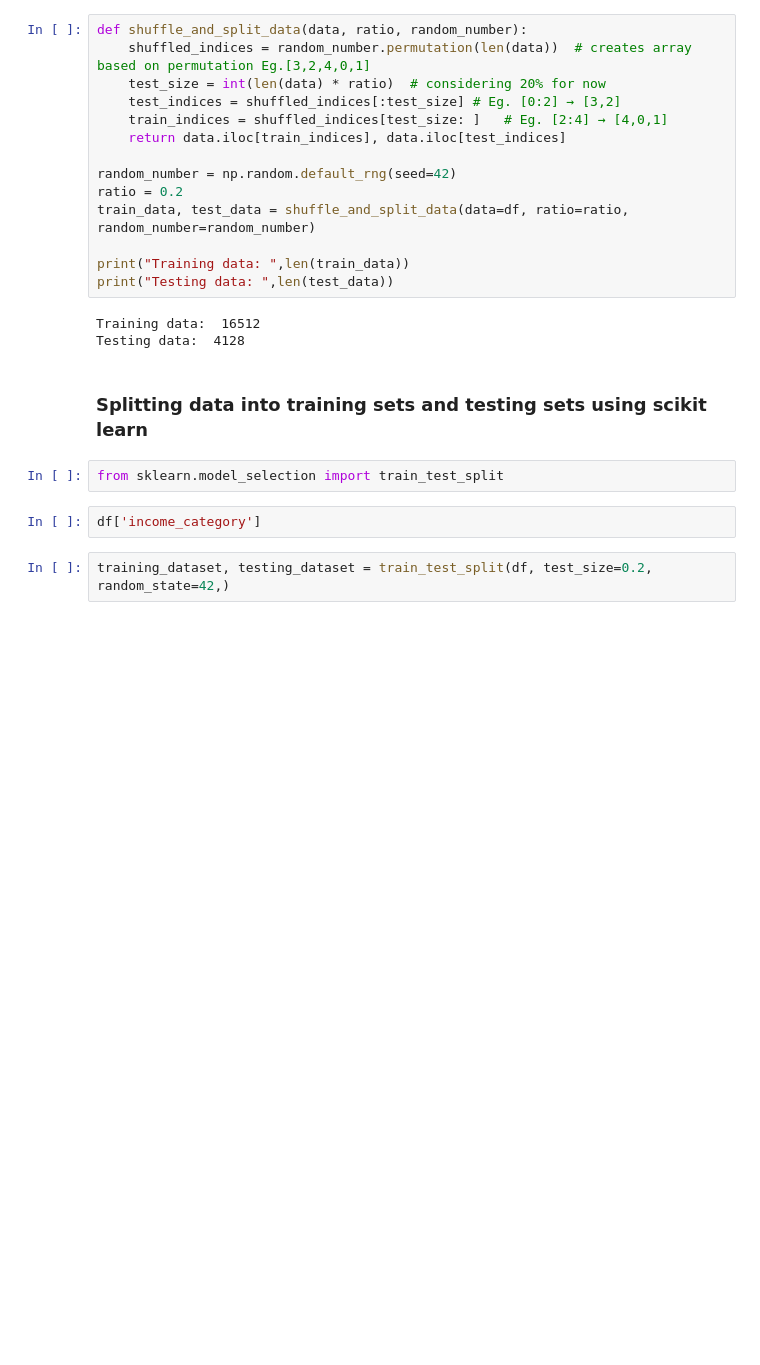
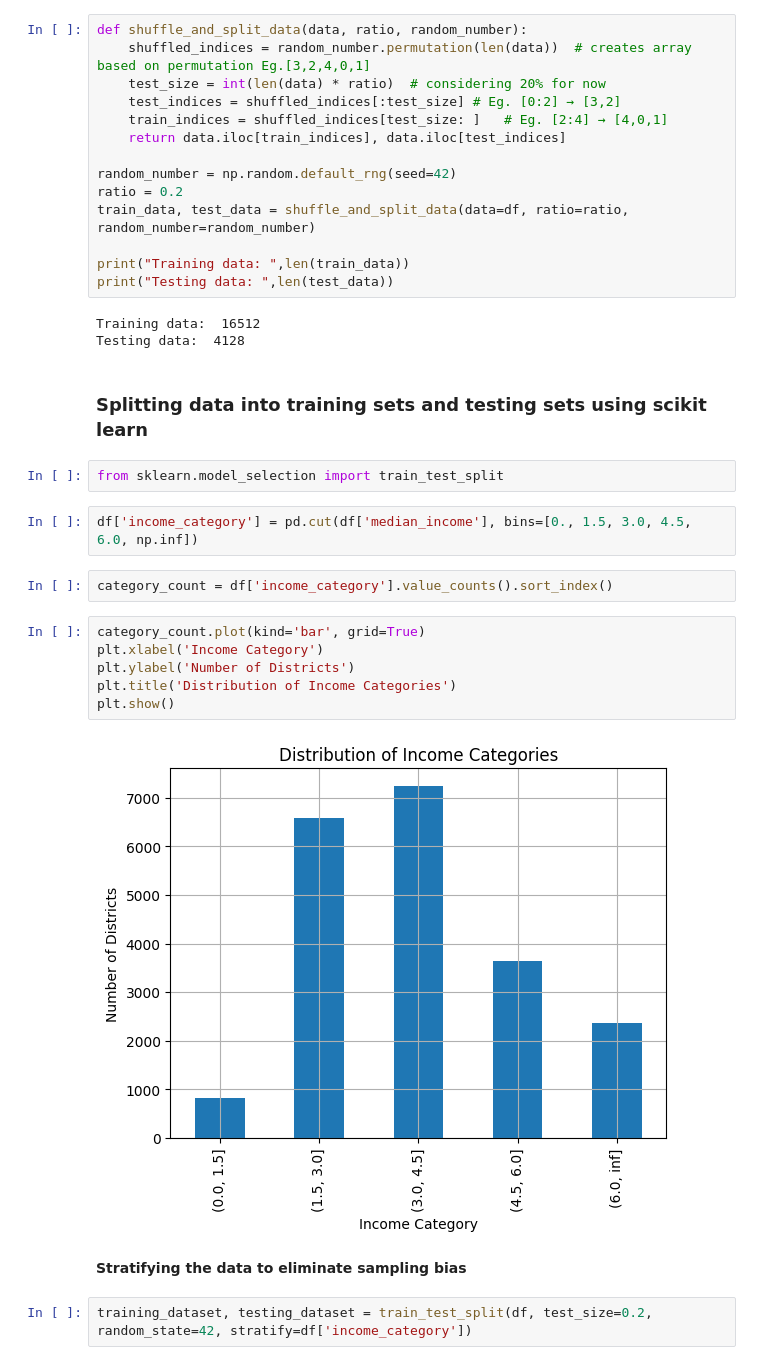
Before and after one commit to CodexAarogya/MachineLearning, a Jupyter notebook: California_Housing_Analysis/report.ipynb, the cells around one changed output. Drawn from its saved outputs; the diff is of its cells as text; blank space fills up the shorter version.

```diff
--- a/California_Housing_Analysis/report.ipynb
+++ b/California_Housing_Analysis/report.ipynb
@@ -88,6 +88,18 @@ Testing data:  4128
 # %%
 from sklearn.model_selection import train_test_split
 # %%
-df['income_category']
+df['income_category'] = pd.cut(df['median_income'], bins=[0., 1.5, 3.0, 4.5, 6.0, np.inf])
+# %%
+category_count = df['income_category'].value_counts().sort_index()
+# %%
+category_count.plot(kind='bar', grid=True)
+plt.xlabel('Income Category')
+plt.ylabel('Number of Districts')
+plt.title('Distribution of Income Categories')
+plt.show()
+# %% [output]
+[figure, added]
+# %% [markdown]
+**Stratifying the data to eliminate sampling bias**
 # %%
-training_dataset, testing_dataset = train_test_split(df, test_size=0.2, random_state=42,)
+training_dataset, testing_dataset = train_test_split(df, test_size=0.2, random_state=42, stratify=df['income_category'])
```
Also changed, not shown: parts of 6 cells of this notebook.
